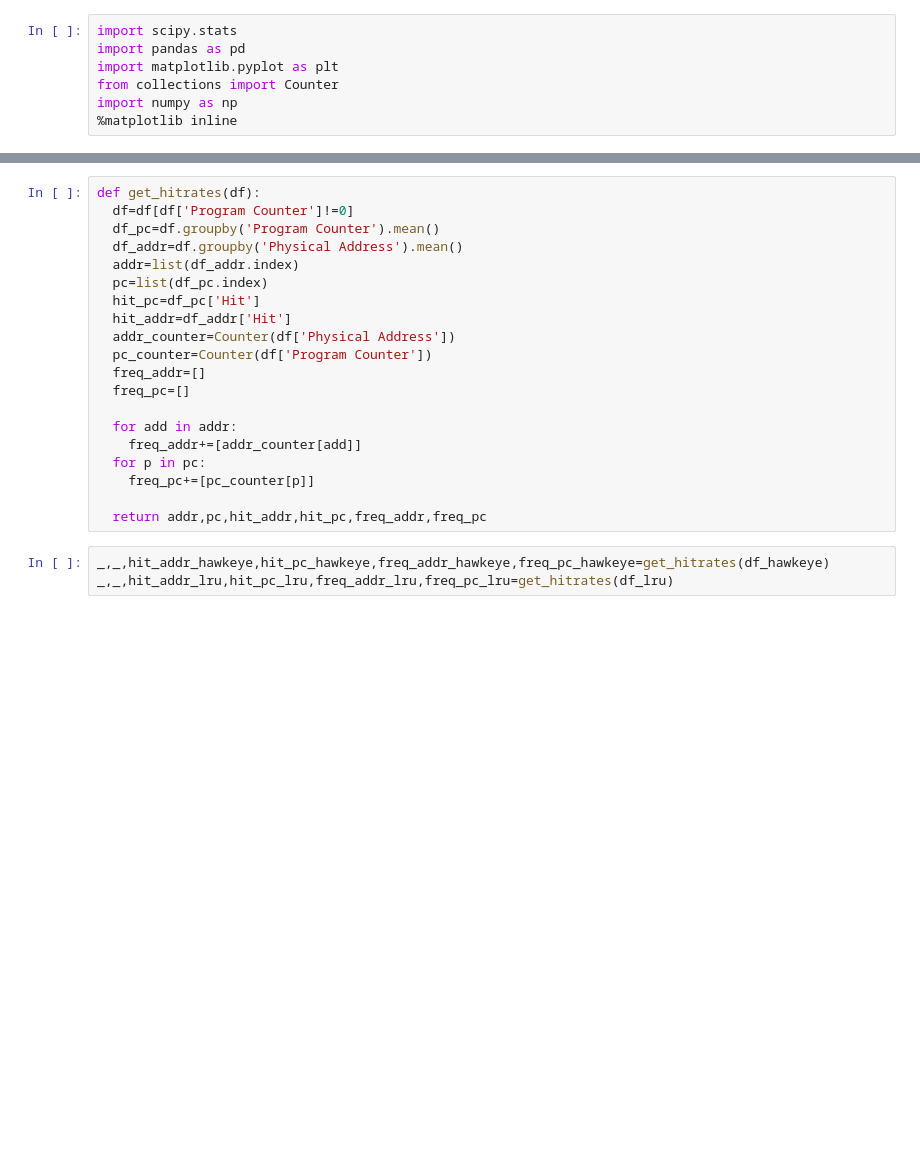
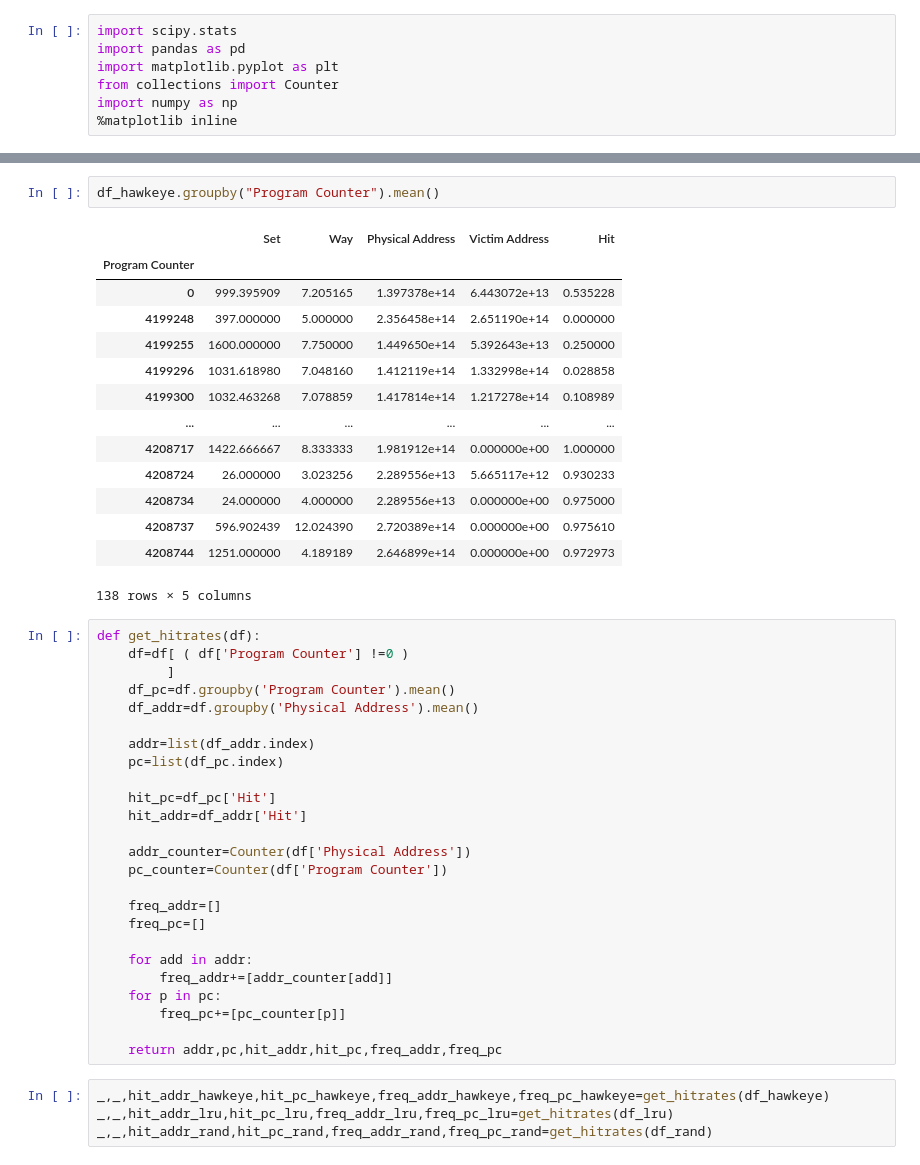
Before and after one commit to saching6/15740_Project, a Jupyter notebook: Correlation_Check.ipynb, the cells around one changed output, grey strips where cells are left out. Saved outputs shown, nothing was run; the diff lists cells and outputs as text; blank space fills up the shorter version.

```diff
--- a/Correlation_Check.ipynb
+++ b/Correlation_Check.ipynb
@@ -12,23 +30,46 @@ df_lru=pd.read_csv('./traces/lru_trace_16_2048.csv')
+# %%
+df_hawkeye.groupby("Program Counter").mean()
+# %% [output]
+|  | Set | Way | Physical Address | Victim Address | Hit |
+| Program Counter |  |  |  |  |  |
+| 0 | 999.395909 | 7.205165 | 1.397378e+14 | 6.443072e+13 | 0.535228 |
+| 4199248 | 397.000000 | 5.000000 | 2.356458e+14 | 2.651190e+14 | 0.000000 |
+| 4199255 | 1600.000000 | 7.750000 | 1.449650e+14 | 5.392643e+13 | 0.250000 |
+| 4199296 | 1031.618980 | 7.048160 | 1.412119e+14 | 1.332998e+14 | 0.028858 |
+| 4199300 | 1032.463268 | 7.078859 | 1.417814e+14 | 1.217278e+14 | 0.108989 |
+| ... | ... | ... | ... | ... | ... |
+| 4208717 | 1422.666667 | 8.333333 | 1.981912e+14 | 0.000000e+00 | 1.000000 |
+| 4208724 | 26.000000 | 3.023256 | 2.289556e+13 | 5.665117e+12 | 0.930233 |
+| 4208734 | 24.000000 | 4.000000 | 2.289556e+13 | 0.000000e+00 | 0.975000 |
+| 4208737 | 596.902439 | 12.024390 | 2.720389e+14 | 0.000000e+00 | 0.975610 |
+| 4208744 | 1251.000000 | 4.189189 | 2.646899e+14 | 0.000000e+00 | 0.972973 |
+138 rows × 5 columns
 # %%
 def get_hitrates(df):
-  df=df[df['Program Counter']!=0]
-  df_pc=df.groupby('Program Counter').mean()
-  df_addr=df.groupby('Physical Address').mean()
-  addr=list(df_addr.index)
-  pc=list(df_pc.index)
-  hit_pc=df_pc['Hit']
-  hit_addr=df_addr['Hit']
-  addr_counter=Counter(df['Physical Address'])
-  pc_counter=Counter(df['Program Counter'])
-  freq_addr=[]
-  freq_pc=[]
+    df=df[ ( df['Program Counter'] !=0 )
+         ]
+    df_pc=df.groupby('Program Counter').mean()
+    df_addr=df.groupby('Physical Address').mean()
 
-  for add in addr:
-    freq_addr+=[addr_counter[add]]
-  for p in pc:
-    freq_pc+=[pc_counter[p]]
+    addr=list(df_addr.index)
+    pc=list(df_pc.index)
 
-  return addr,pc,hit_addr,hit_pc,freq_addr,freq_pc
+    hit_pc=df_pc['Hit']
+    hit_addr=df_addr['Hit']
+
+    addr_counter=Counter(df['Physical Address'])
+    pc_counter=Counter(df['Program Counter'])
+
+    freq_addr=[]
+    freq_pc=[]
+
+    for add in addr:
+        freq_addr+=[addr_counter[add]]
+    for p in pc:
+        freq_pc+=[pc_counter[p]]
+
+    return addr,pc,hit_addr,hit_pc,freq_addr,freq_pc
 # %%
 _,_,hit_addr_hawkeye,hit_pc_hawkeye,freq_addr_hawkeye,freq_pc_hawkeye=get_hitrates(df_hawkeye)
 _,_,hit_addr_lru,hit_pc_lru,freq_addr_lru,freq_pc_lru=get_hitrates(df_lru)
+_,_,hit_addr_rand,hit_pc_rand,freq_addr_rand,freq_pc_rand=get_hitrates(df_rand)
```
Also changed, not shown: parts of 7 cells of this notebook, 8 other files.
